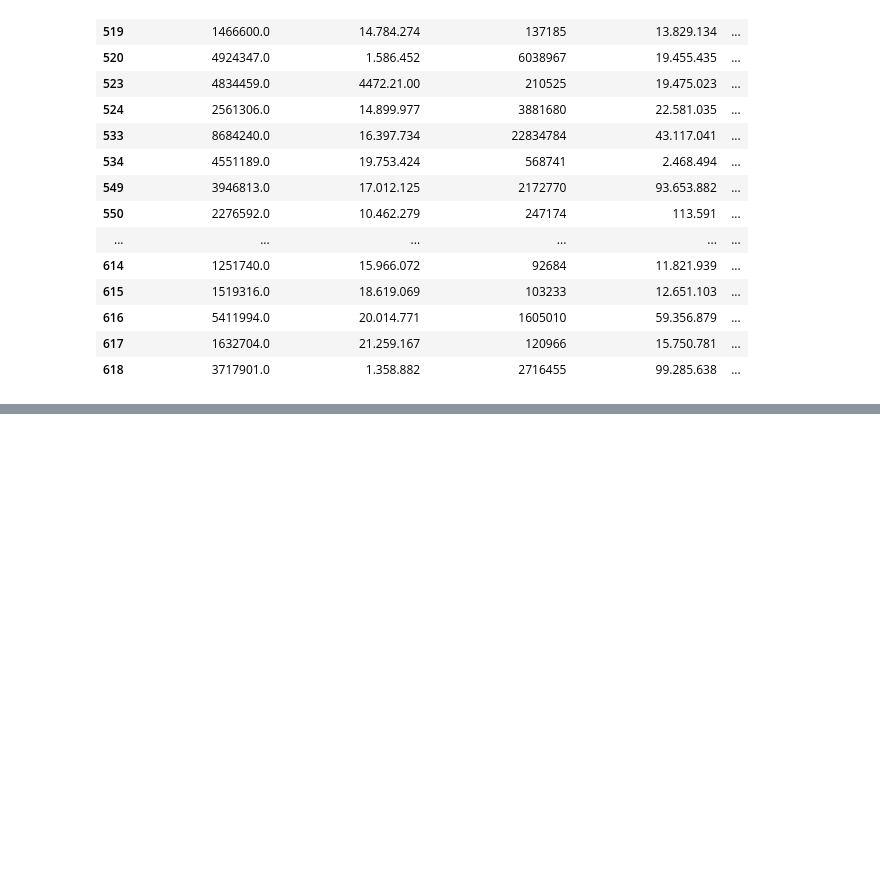
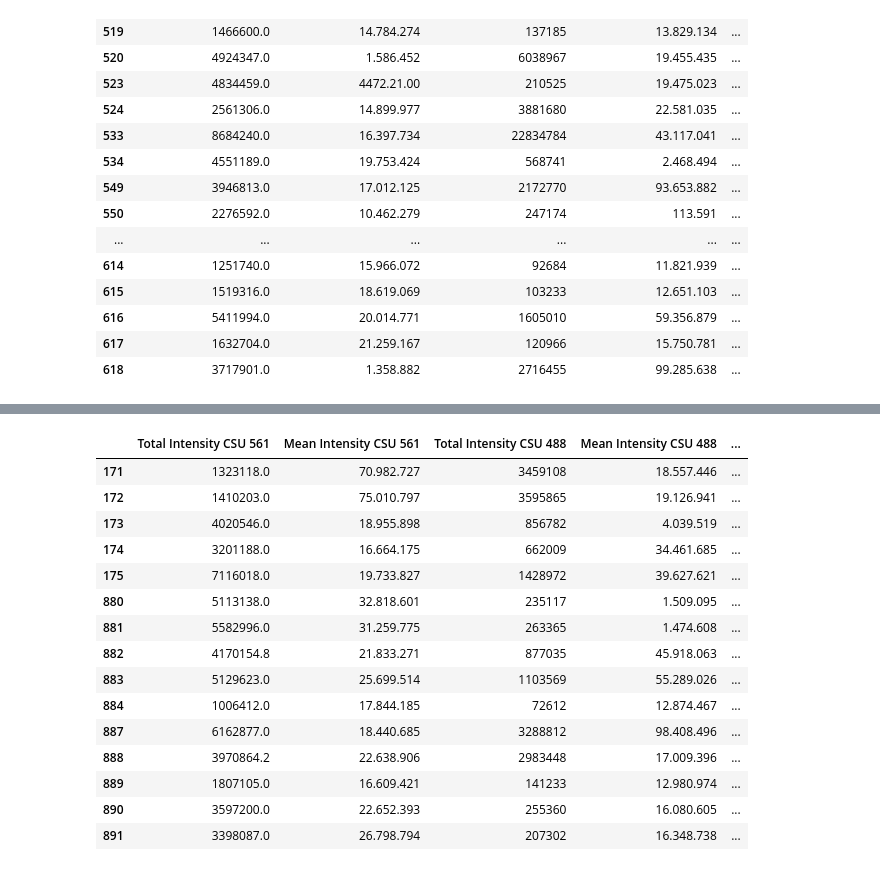
Before and after one commit to RubenHf/cell_counting, a Jupyter notebook: counting_cell.ipynb, the cells around one changed output, grey strips where cells are left out. Drawn from its saved outputs; the diff is of its cells as text; code cells hidden in the pictures; blank space fills up the shorter version.

Commit message:
Modification to explore more than 2 nuclei

```diff
--- a/counting_cell.ipynb
+++ b/counting_cell.ipynb
@@ -97,0 +100,5 @@ df_G1_S
+# %%
+df = pd.read_csv("data/cell_data.csv", sep=';')
+
+df.drop(["Label", "Object ID", "Parent Trace ID"], axis = 1, inplace = True)
+df
@@ -97,0 +119,5 @@ df_G1_S
+# %%
+nuclei_present = list(groupby_count.value_counts("cell cycle").index)
+cell_count_by_nuclei = list(groupby_count.value_counts("cell cycle"))
+counting_cell_nuclei = [[index, count]
+                        for index, count in zip(nuclei_present, cell_count_by_nuclei)]
@@ -97,0 +134,10 @@ df_G1_S
+# %%
+# List containing all df with the different cells
+list_df = []
+
+for n in nuclei_present:
+    # We select the cells with n nuclei
+    nuclei_id = list(groupby_count.loc[groupby_count["cell cycle"] == n, "Parent Object ID (MO)"])
+    list_df.append(df[df["Parent Object ID (MO)"].isin(nuclei_id)])
+
+list_df
@@ -97,0 +162,19 @@ df_G1_S
+# %%
+list_df[3]
+# %% [output]
+|  | Total Intensity CSU 561 | Mean Intensity CSU 561 | Total Intensity CSU 488 | Mean Intensity CSU 488 | ... |
+| 171 | 1323118.0 | 70.982.727 | 3459108 | 18.557.446 | ... |
+| 172 | 1410203.0 | 75.010.797 | 3595865 | 19.126.941 | ... |
+| 173 | 4020546.0 | 18.955.898 | 856782 | 4.039.519 | ... |
+| 174 | 3201188.0 | 16.664.175 | 662009 | 34.461.685 | ... |
+| 175 | 7116018.0 | 19.733.827 | 1428972 | 39.627.621 | ... |
+| 880 | 5113138.0 | 32.818.601 | 235117 | 1.509.095 | ... |
+| 881 | 5582996.0 | 31.259.775 | 263365 | 1.474.608 | ... |
+| 882 | 4170154.8 | 21.833.271 | 877035 | 45.918.063 | ... |
+| 883 | 5129623.0 | 25.699.514 | 1103569 | 55.289.026 | ... |
+| 884 | 1006412.0 | 17.844.185 | 72612 | 12.874.467 | ... |
+| 887 | 6162877.0 | 18.440.685 | 3288812 | 98.408.496 | ... |
+| 888 | 3970864.2 | 22.638.906 | 2983448 | 17.009.396 | ... |
+| 889 | 1807105.0 | 16.609.421 | 141233 | 12.980.974 | ... |
+| 890 | 3597200.0 | 22.652.393 | 255360 | 16.080.605 | ... |
+| 891 | 3398087.0 | 26.798.794 | 207302 | 16.348.738 | ... |
```
Also changed, not shown: parts of 4 cells of this notebook, 2 other files.
